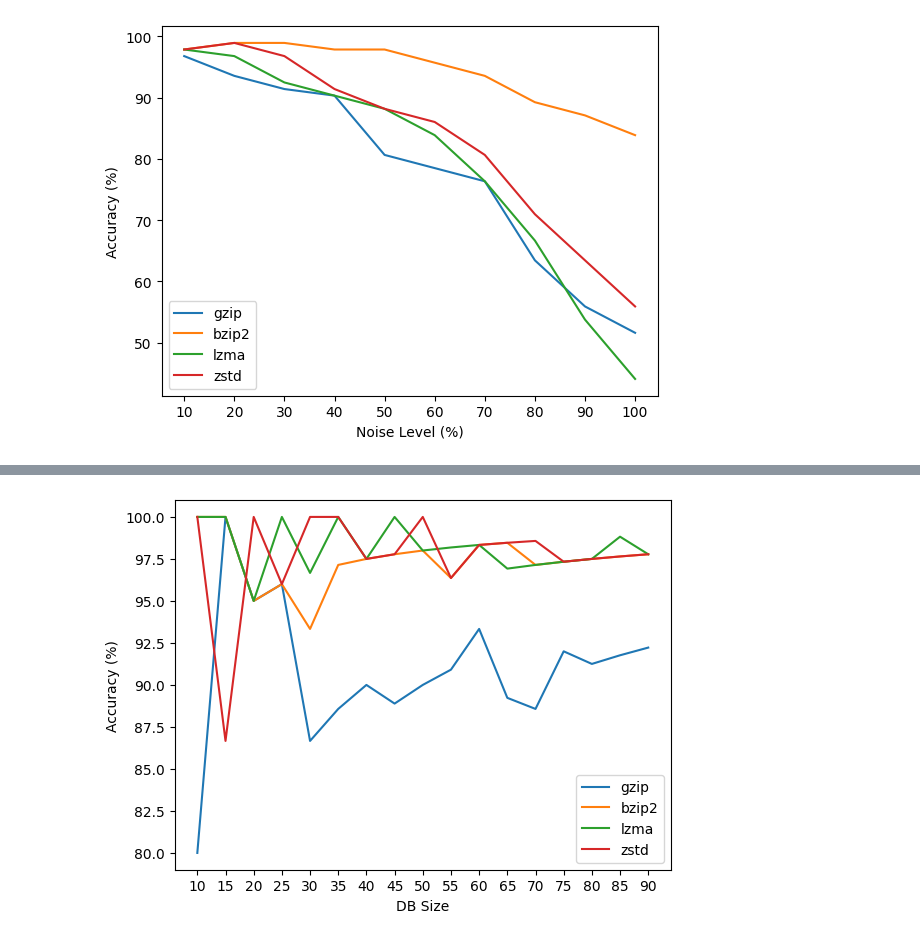
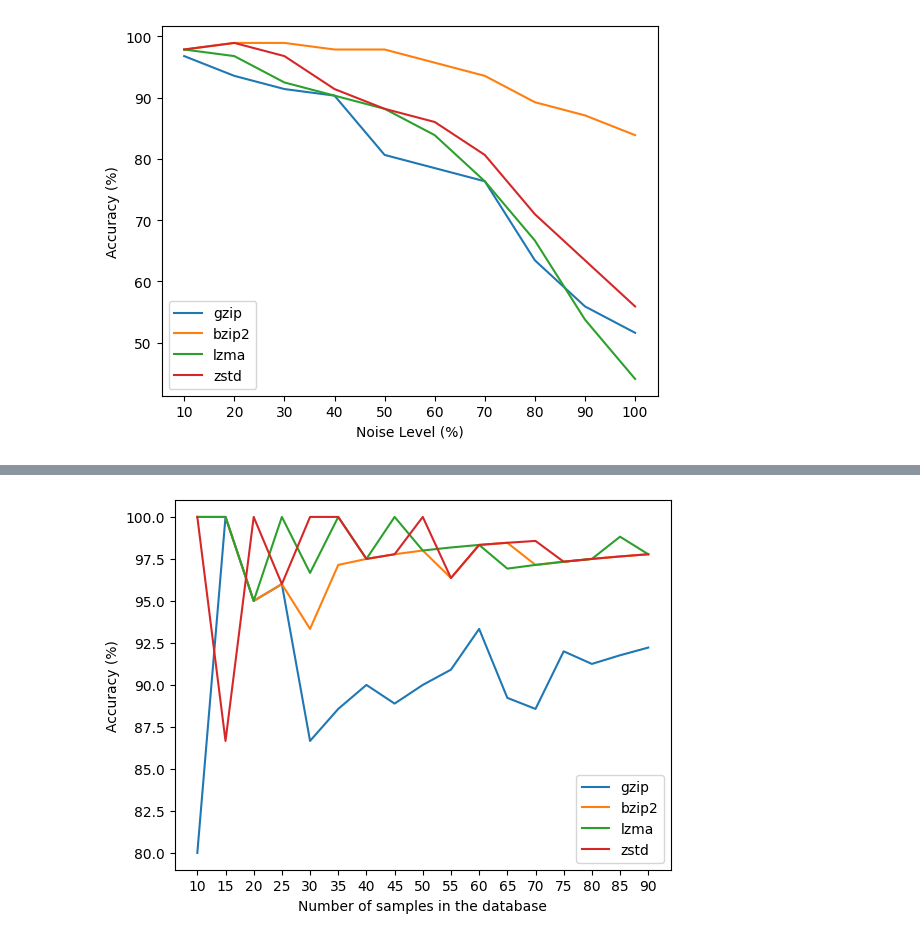
Before and after one commit to joaompfonseca/tai-assignment3-group8, a Jupyter notebook: graphs.ipynb, the cells around one changed output, grey strips where cells are left out. Saved outputs shown, nothing was run; the diff lists cells and outputs as text; code cells hidden in the pictures.

Commit message:
Final results

```diff
--- a/graphs.ipynb
+++ b/graphs.ipynb
@@ -472,11 +694,11 @@ benchmarks.columns = list(range(11)) + ["compression", "effect", "arg", "dbsize"
 
 compression_algorithms = benchmarks["compression"].unique()
 
-#pink_noise = benchmarks[benchmarks["effect"] == "pinknoise"]
+# pink_noise = benchmarks[benchmarks["effect"] == "pinknoise"]
 #
-#accuracy_results = {}
+# accuracy_results = {}
 #
-#for compression in compression_algorithms:
+# for compression in compression_algorithms:
 #
 #    pink_noise_compression = pink_noise[pink_noise["compression"] == compression]
 #
@@ -493,56 +715,60 @@ compression_algorithms = benchmarks["compression"].unique()
 #
 ## Plot the data in a line chart
 #
-#fig, ax = plt.subplots()
+# fig, ax = plt.subplots()
 #
-#for compression in compression_algorithms:
+# for compression in compression_algorithms:
 #    accuracy = []
 #    for i in range(10):
 #        accuracy.append(accuracy_results[(compression, (i + 1) * 10)] * 100)
 #    ax.plot([10, 20, 30, 40, 50, 60, 70, 80, 90, 100], accuracy, label=compression)
 #
-#ax.set_xlabel("Noise Level (%)")
-#ax.set_ylabel("Accuracy (%)")
-#ax.legend()
+# ax.set_xlabel("Noise Level (%)")
+# ax.set_ylabel("Accuracy (%)")
+# ax.legend()
 #
 ## x label ticks
-#plt.xticks([10, 20, 30, 40, 50, 60, 70, 80, 90, 100])
+# plt.xticks([10, 20, 30, 40, 50, 60, 70, 80, 90, 100])
 #
-#plt.show()
+# plt.show()
 
 raw = benchmarks[benchmarks["effect"] == "raw"]
 
 accuracy_results = {}
 
 for compression in compression_algorithms:
 
     raw_compression = raw[raw["compression"] == compression]
 
-    for i in [10,15,20,25,30,35,40,45,50,55,60,65,70,75,80,85,90]:
+    for i in [10, 15, 20, 25, 30, 35, 40, 45, 50, 55, 60, 65, 70, 75, 80, 85, 90]:
         actual_row = raw_compression[raw_compression["dbsize"] == i][0]
         predicted_row = raw_compression[raw_compression["dbsize"] == i][1]
         accuracy_results[(compression, i)] = accuracy_score(actual_row, predicted_row)
 
 # Plot the data in a line chart
 
 fig, ax = plt.subplots()
 
 for compression in compression_algorithms:
     accuracy = []
-    for i in [10,15,20,25,30,35,40,45,50,55,60,65,70,75,80,85,90]:
+    for i in [10, 15, 20, 25, 30, 35, 40, 45, 50, 55, 60, 65, 70, 75, 80, 85, 90]:
         accuracy.append(accuracy_results[(compression, i)] * 100)
-    ax.plot([10,15,20,25,30,35,40,45,50,55,60,65,70,75,80,85,90], accuracy, label=compression)
+    ax.plot(
+        [10, 15, 20, 25, 30, 35, 40, 45, 50, 55, 60, 65, 70, 75, 80, 85, 90],
+        accuracy,
+        label=compression,
+    )
 
-ax.set_xlabel("DB Size")
+ax.set_xlabel("Number of samples in the database")
 
 ax.set_ylabel("Accuracy (%)")
 
 ax.legend()
 
 # x label ticks
 
-plt.xticks([10,15,20,25,30,35,40,45,50,55,60,65,70,75,80,85,90])
+plt.xticks([10, 15, 20, 25, 30, 35, 40, 45, 50, 55, 60, 65, 70, 75, 80, 85, 90])
 
 plt.show()
 # %% [output]
-[figure, old version]
+[figure, new version]
```
Also changed, not shown: parts of 5 cells of this notebook, 1 other file.
